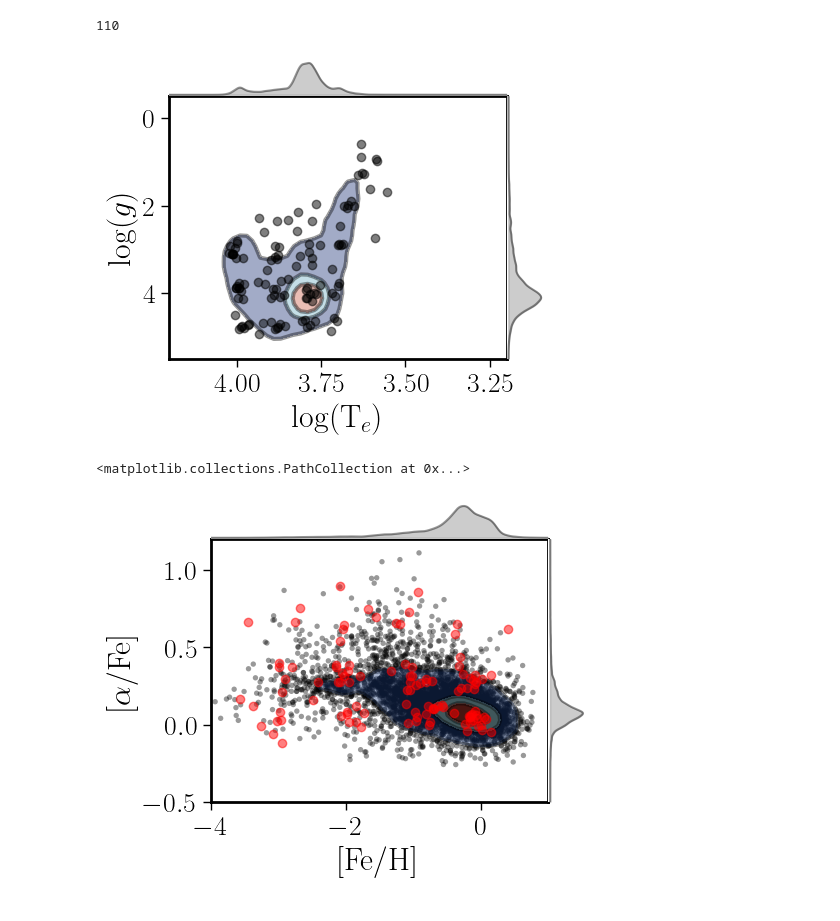
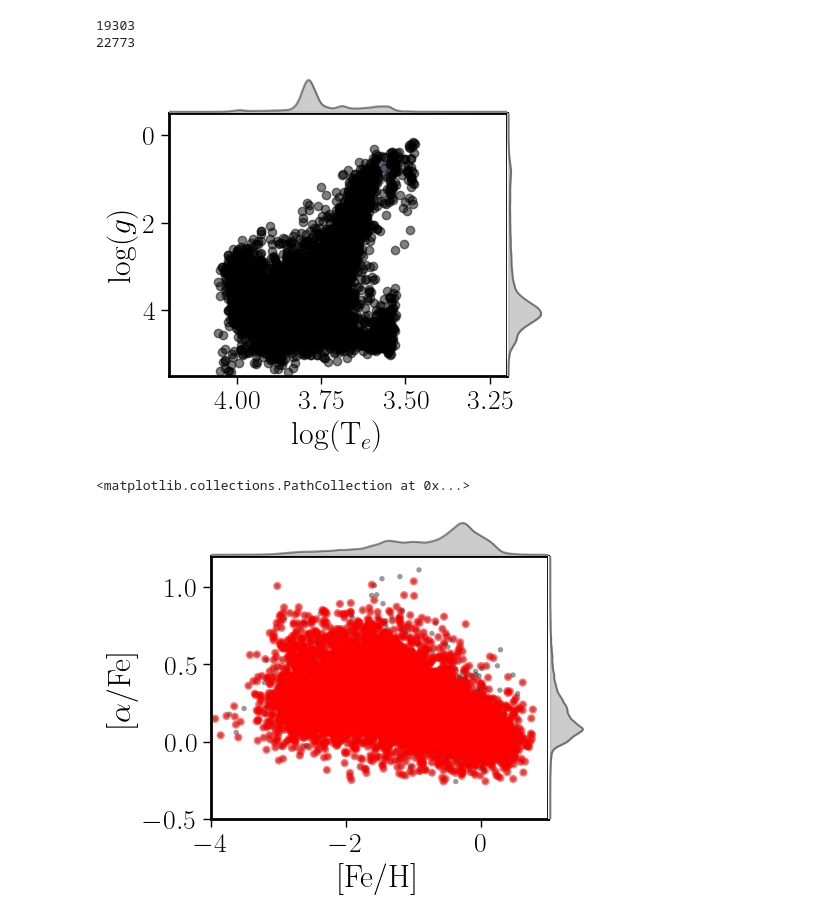
Before and after one commit to sdss/lvmdap, a Jupyter notebook: notebooks/MaStar_Library.ipynb, the cells around one changed output. Cells and saved outputs as stored; diff of their text form; code cells hidden in the pictures.

```diff
--- a/notebooks/MaStar_Library.ipynb
+++ b/notebooks/MaStar_Library.ipynb
@@ -1111,0 +1130,2 @@ hdu[0].data=np.float32(hdu[0].data)
+# %%
+tab['TEFF']=np.log10(tab['TEFF'])
@@ -1124,16 +1148,19 @@ rss_sec=hdu[0].data[:,330:440]
 mean_sec=np.median(rss_sec,axis=1)
 std_sec=np.std(rss_sec,axis=1)
 SN_sec=mean_sec/std_sec
-SN_lim = 10
+SN_lim = 5
 mask_EL = hdu[0].data[:,320] < 0.5*(hdu[0].data[:,310]+hdu[0].data[:,330])
-mask_EL = mask_EL & (hdu[0].data[:,2913] < 0.5*(hdu[0].data[:,2890]+hdu[0].data[:,2933]))
-mask_SN = (SN_sec>SN_lim) & mask_EL
+mask_EL = mask_EL & (hdu[0].data[:,2913] < 1.1*0.5*(hdu[0].data[:,2890]+hdu[0].data[:,2933]))
+#mask_EL = mask_EL & (hdu[0].data[:,2913] < 0.5*(hdu[0].data[:,2908]+hdu[0].data[:,2919]))
+mask_SN = (SN_sec>SN_lim) & mask_EL & (tab['SNR']>SN_lim)
 
 
-mask_flux = tab['FNORM']>10*1e-16
+mask_flux = tab['FNORM']>5*1e-16
 
 
-
+mask_SEL = mask_SN & mask_flux
 
 print(len(SN_sec[mask_SN & mask_flux]))
+
+print(tab)
 # %% [output]
@@ -1239,31 +1285,36 @@ colorbar.set_label(r'[Fe/H]')
 # %%
+mask_SN =  (tab['SNR']>SN_lim)
 mask = (tab['FNORM']>0) & (mask_SN)
-mask_few = tab_few['FNORM']>0*1e-16
+mask_few = mask_SEL
 
 fig,ax,mean,std=comp_plot_hist(x_par=tab['TEFF'][mask],y_par=tab['LOGG'][mask],\
           x_label=r'log(T$_e$)', y_label=r'log($g$)',
           c_main='black',alpha=0.4,scatter=0,\
                                x_min=3.2,x_max=4.2,y_min=-0.5,y_max=5.5,
                                x_r=1,y_r=1,
-                               equal=1,one=1,conts=[0.95,0.65,0.25,0.0],fsize=(4.5,3.5))
-ax.scatter(tab_few['TEFF'][mask_few],tab_few['LOGG'][mask_few],color='k',edgecolor=None,alpha=0.5)
-print(len(tab_few['TEFF'][mask_few]))
+                               equal=1,one=1,conts=[0.99999,0.65,0.25,0.0],fsize=(4.5,3.5))
+ax.scatter(tab['TEFF'][mask_few],tab['LOGG'][mask_few],color='k',edgecolor=None,alpha=0.5)
+print(len(tab['TEFF'][mask_few]))
+print(len(tab[mask]))
 # %% [output]
-110
+19303
+22773
-[figure, old version]
+[figure, new version]
 # %%
-mask = tab['FNORM']>0 & mask_SN
-mask_few = tab_few['FNORM']>0
+mask = (tab['FNORM']>0) & (mask_SN)
+mask_few = mask_SEL
+
+
 fig,ax,mean,std=comp_plot_hist(x_par=tab['MET'][mask],y_par=tab['ALPHAM'][mask],\
           x_label=r'[Fe/H]', y_label=r'[$\alpha$/Fe]',
           c_main='black',alpha=0.4,scatter=1,\
                                x_min=-4.0,x_max=1.0,y_min=-0.5,y_max=1.2,
                                x_r=0,y_r=0,
                                equal=1,one=1,conts=[0.95,0.65,0.25,0.0],fsize=(4.5,3.5))
-ax.scatter(tab_few['MET'][mask_few],tab_few['ALPHAM'][mask_few],color='r',edgecolor=None,alpha=0.5)
+ax.scatter(tab['MET'][mask_few],tab['ALPHAM'][mask_few],color='r',edgecolor='None',alpha=0.5)
 # %% [output]
 <matplotlib.collections.PathCollection at 0x...>
-[figure, old version]
+[figure, new version]
 # %%
 mask = (tab['FNORM']>1000*1e-16) & mask_SN
 mask_few = tab_few['FNORM']>1000*1e-16
```
Also changed, not shown: parts of 46 cells of this notebook, 1 other file.
